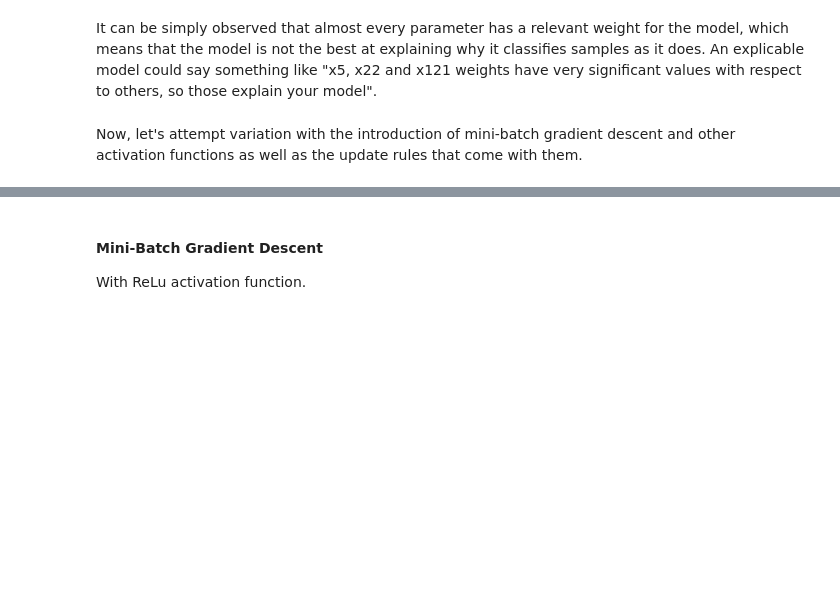
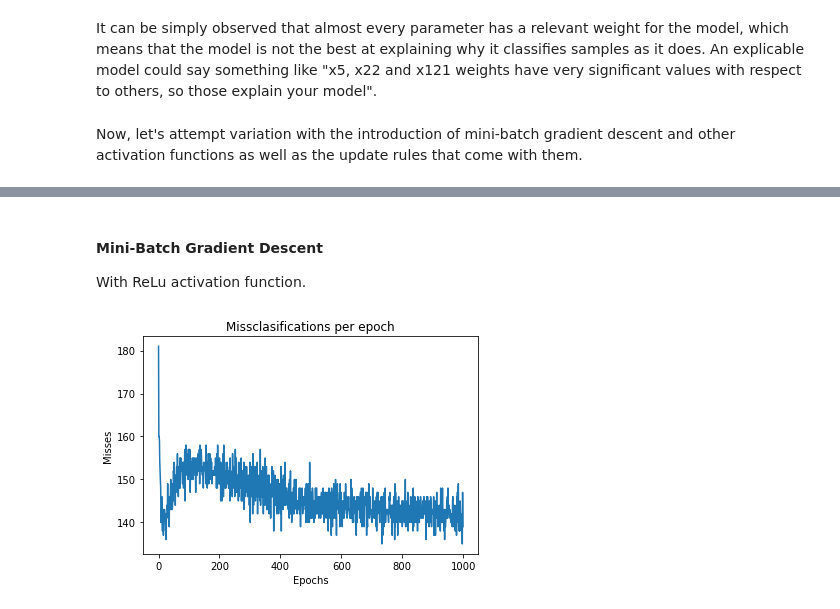
Before and after one commit to LuisRG30/Neural-Networks, a Jupyter notebook: PerceptronModels/SimplePerceptron/CrossValidate_RealData.ipynb, the cells around one changed output, grey strips where cells are left out. Cells and saved outputs as stored; diff of their text form; code cells hidden in the pictures; blank space fills up the shorter version.

```diff
--- a/PerceptronModels/SimplePerceptron/CrossValidate_RealData.ipynb
+++ b/PerceptronModels/SimplePerceptron/CrossValidate_RealData.ipynb
@@ -150,3 +165,0 @@ X[np.random.randint(X.shape[0], size=5), :]
-# %% [markdown]
-#### Mini-Batch Gradient Descent
-With ReLu activation function.
@@ -154,0 +166,15 @@ P_ReLu = Perceptron()
+# %% [markdown]
+#### Mini-Batch Gradient Descent
+With ReLu activation function.
+# %%
+P_ReLu = Perceptron(activation='relu')
+# %%
+P_ReLu.fit(X_train, y_train)
+# %%
+plt.plot(P_ReLu.misses)
+plt.title("Missclasifications per epoch")
+plt.xlabel("Epochs")
+plt.ylabel("Misses")
+plt.show()
+# %% [output]
+[figure, added]
```
Also changed, not shown: parts of 22 cells of this notebook, 1 other file.
